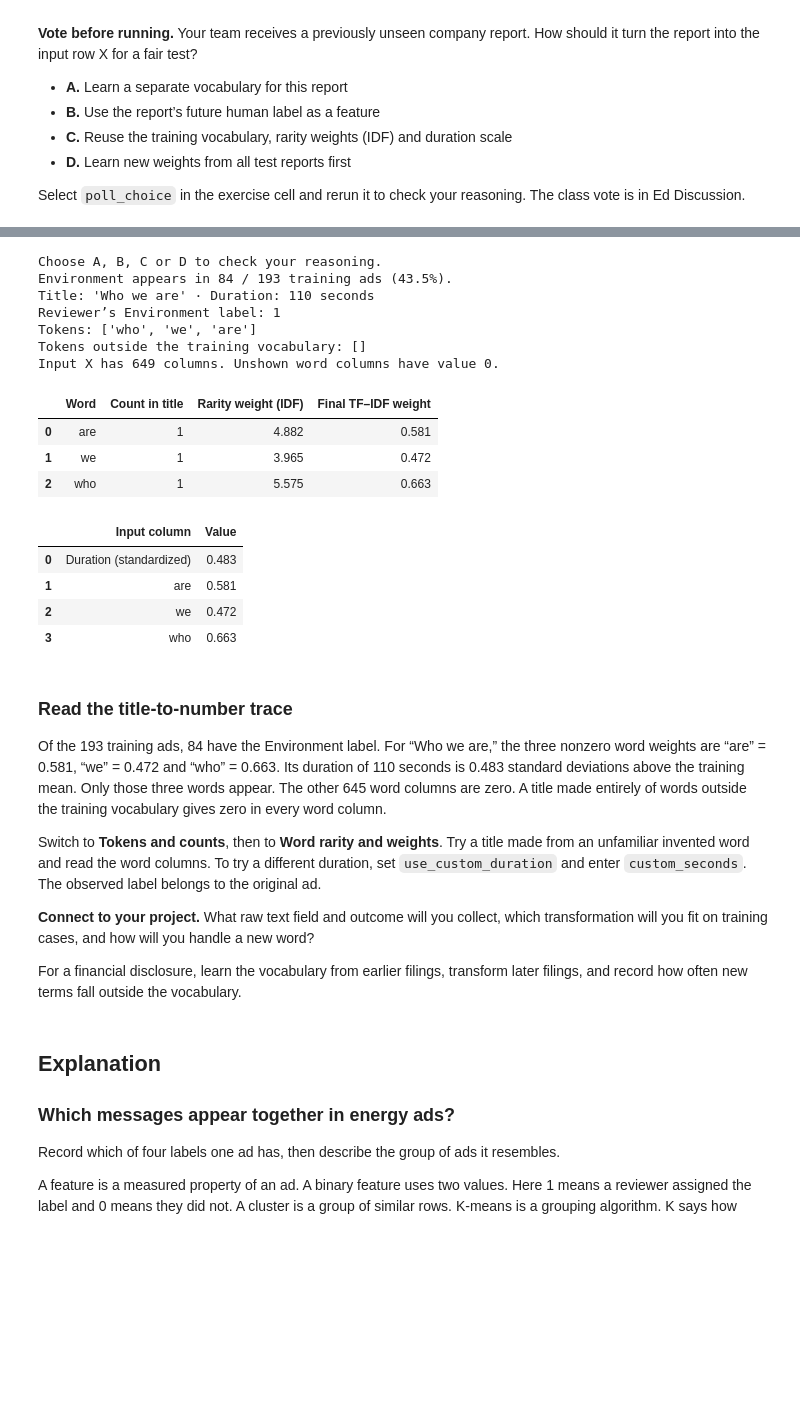
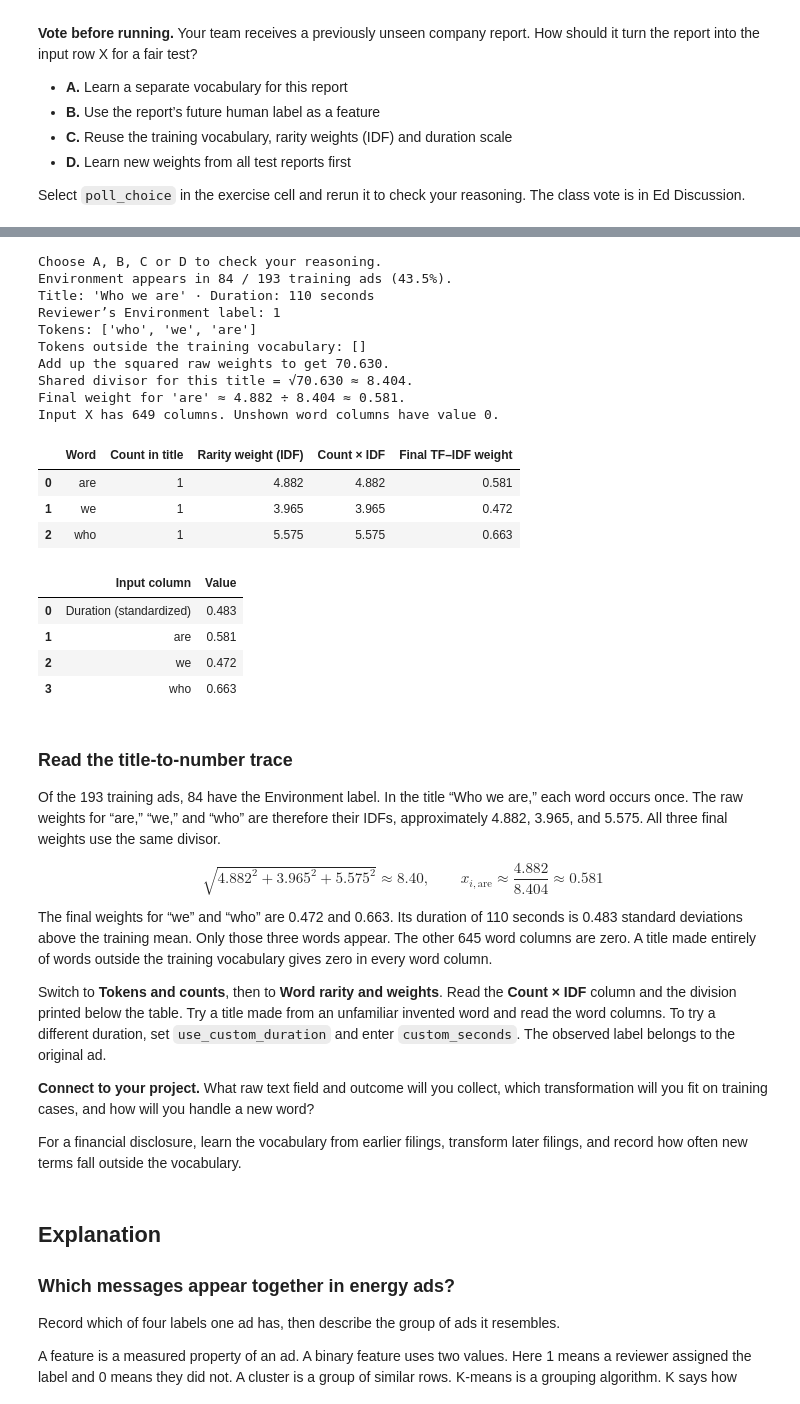
Before and after one commit to sunshineluyao/ml4ss, a Jupyter notebook: modules/08-innovation/week05_matching_ml_methods.ipynb, the cells around one changed output, grey strips where cells are left out. Cells and saved outputs as stored; diff of their text form; code cells hidden in the pictures; blank space fills up the shorter version.

Commit message:
Show TF–IDF normalization in the Week 5 Colab

```diff
--- a/modules/08-innovation/week05_matching_ml_methods.ipynb
+++ b/modules/08-innovation/week05_matching_ml_methods.ipynb
@@ -136,6 +148,8 @@ Duration d is measured in seconds. The mean and population standard deviation us
 [pandas · read_json](https://pandas.pydata.org/docs/reference/api/pandas.read_json.html) · [scikit-learn · TfidfVectorizer](https://scikit-learn.org/stable/modules/generated/sklearn.feature_extraction.text.TfidfVectorizer.html) · [scikit-learn · CountVectorizer](https://scikit-learn.org/stable/modules/generated/sklearn.feature_extraction.text.CountVectorizer.html) · [scikit-learn · StandardScaler](https://scikit-learn.org/stable/modules/generated/sklearn.preprocessing.StandardScaler.html)
 # %%
 # @title Explore a title, its tokens and its numerical inputs
+from math import sqrt
+
 from sklearn.feature_extraction.text import CountVectorizer, TfidfVectorizer
 from sklearn.preprocessing import StandardScaler
 
@@ -167,38 +181,57 @@ else:
     print(f"Reviewer’s Environment label: {int('Environment' in row['labels'])}")
 
 words = TfidfVectorizer().fit(train["video_title"])
 scaler = StandardScaler().fit(train[["video_length_seconds"]])
 counts = CountVectorizer(vocabulary=words.vocabulary_).transform([title])
 weights = words.transform([title]).tocoo()
 word_names = words.get_feature_names_out()
 trace = pd.DataFrame([
     {"Word": word_names[j], "Count in title": int(counts[0, j]),
      "Rarity weight (IDF)": words.idf_[j], "Final TF–IDF weight": value}
     for j, value in sorted(zip(weights.col, weights.data))
 ], columns=["Word", "Count in title", "Rarity weight (IDF)", "Final TF–IDF weight"])
 
 if show_through != "Raw record":
     tokens = words.build_analyzer()(title)
     print("Tokens:", tokens)
     print("Tokens outside the training vocabulary:", list(dict.fromkeys(t for t in tokens if t not in words.vocabulary_)))
-    display(trace.iloc[:, :2].copy() if show_through == "Tokens and counts" else trace.round(3))
+    if show_through == "Tokens and counts":
+        display(trace[["Word", "Count in title"]])
+    else:
+        raw_weights = trace["Count in title"] * trace["Rarity weight (IDF)"]
+        trace.insert(3, "Count × IDF", raw_weights)
+        display(trace.round(3))
+        if trace.empty:
+            print("No known words. The word vector stays all zeros.")
+        else:
+            sum_of_squares = raw_weights.pow(2).sum()
+            title_length = sqrt(sum_of_squares)
+            print(f"Add up the squared raw weights to get {sum_of_squares:.3f}.")
+            print(f"Shared divisor for this title = √{sum_of_squares:.3f} ≈ {title_length:.3f}.")
+            example = trace.iloc[0]
+            print(f"Final weight for {example['Word']!r} ≈ "
+                  f"{example['Count × IDF']:.3f} ÷ {title_length:.3f} ≈ "
+                  f"{example['Final TF–IDF weight']:.3f}.")
 if show_through == "Final input row":
     scaled = scaler.transform(pd.DataFrame({"video_length_seconds": [seconds]}))[0, 0]
     inputs = [["Duration (standardized)", scaled], *zip(trace["Word"], trace["Final TF–IDF weight"])]
     print(f"Input X has {len(word_names) + 1} columns. Unshown word columns have value 0.")
     display(pd.DataFrame(inputs, columns=["Input column", "Value"]).round(3))
 # %% [output]
 Choose A, B, C or D to check your reasoning.
 Environment appears in 84 / 193 training ads (43.5%).
 Title: 'Who we are' · Duration: 110 seconds
 Reviewer’s Environment label: 1
 Tokens: ['who', 'we', 'are']
 Tokens outside the training vocabulary: []
+Add up the squared raw weights to get 70.630.
+Shared divisor for this title = √70.630 ≈ 8.404.
+Final weight for 'are' ≈ 4.882 ÷ 8.404 ≈ 0.581.
 Input X has 649 columns. Unshown word columns have value 0.
-|  | Word | Count in title | Rarity weight (IDF) | Final TF–IDF weight |
-| 0 | are | 1 | 4.882 | 0.581 |
-| 1 | we | 1 | 3.965 | 0.472 |
-| 2 | who | 1 | 5.575 | 0.663 |
+|  | Word | Count in title | Rarity weight (IDF) | Count × IDF | Final TF–IDF weight |
+| 0 | are | 1 | 4.882 | 4.882 | 0.581 |
+| 1 | we | 1 | 3.965 | 3.965 | 0.472 |
+| 2 | who | 1 | 5.575 | 5.575 | 0.663 |
 |  | Input column | Value |
 | 0 | Duration (standardized) | 0.483 |
 | 1 | are | 0.581 |
@@ -207,9 +240,15 @@ Input X has 649 columns. Unshown word columns have value 0.
 # %% [markdown]
 ### Read the title-to-number trace
 
-Of the 193 training ads, 84 have the Environment label. For “Who we are,” the three nonzero word weights are “are” = 0.581, “we” = 0.472 and “who” = 0.663. Its duration of 110 seconds is 0.483 standard deviations above the training mean. Only those three words appear. The other 645 word columns are zero. A title made entirely of words outside the training vocabulary gives zero in every word column.
+Of the 193 training ads, 84 have the Environment label. In the title “Who we are,” each word occurs once. The raw weights for “are,” “we,” and “who” are therefore their IDFs, approximately 4.882, 3.965, and 5.575. All three final weights use the same divisor.
 
-Switch to **Tokens and counts**, then to **Word rarity and weights**. Try a title made from an unfamiliar invented word and read the word columns. To try a different duration, set `use_custom_duration` and enter `custom_seconds`. The observed label belongs to the original ad.
+$$
+\sqrt{4.882^2+3.965^2+5.575^2}\approx 8.40,\qquad x_{i,\text{are}}\approx\frac{4.882}{8.404}\approx 0.581
+$$
+
+The final weights for “we” and “who” are 0.472 and 0.663. Its duration of 110 seconds is 0.483 standard deviations above the training mean. Only those three words appear. The other 645 word columns are zero. A title made entirely of words outside the training vocabulary gives zero in every word column.
+
+Switch to **Tokens and counts**, then to **Word rarity and weights**. Read the **Count × IDF** column and the division printed below the table. Try a title made from an unfamiliar invented word and read the word columns. To try a different duration, set `use_custom_duration` and enter `custom_seconds`. The observed label belongs to the original ad.
 
 **Connect to your project.** What raw text field and outcome will you collect, which transformation will you fit on training cases, and how will you handle a new word?
 
```
Also changed, not shown: parts of 1 cell of this notebook.
